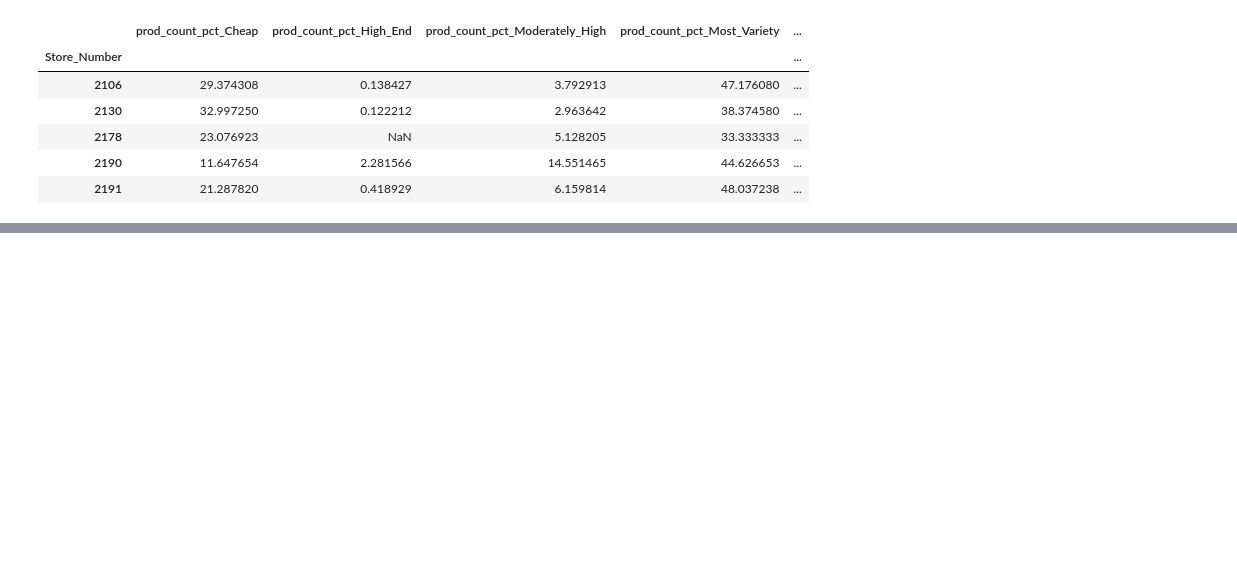
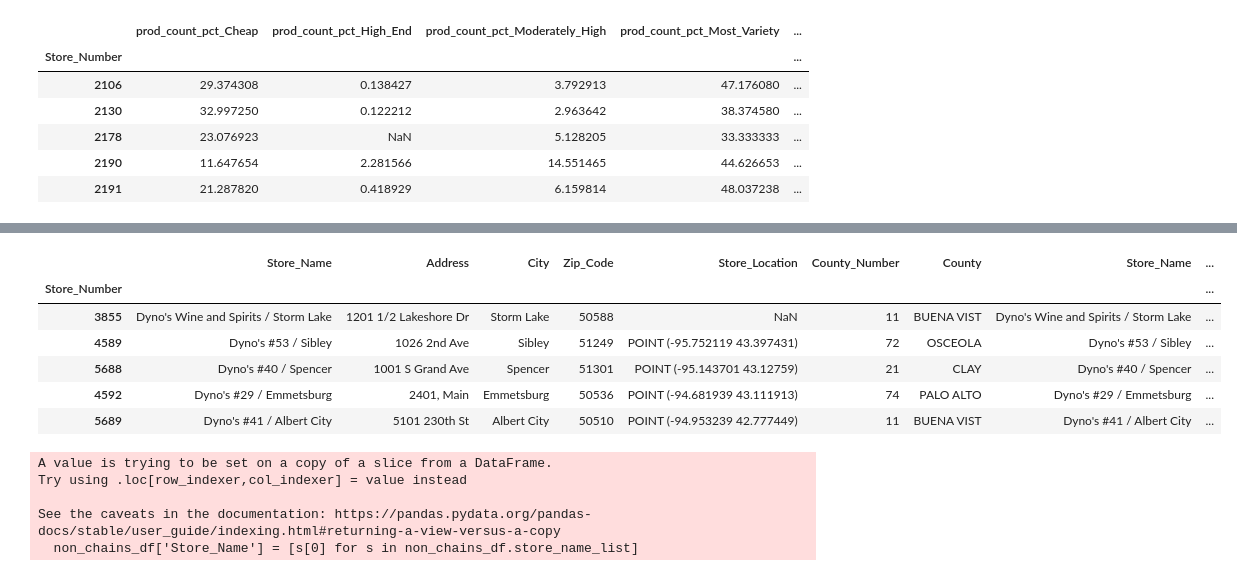
Before and after one commit to dgarbato/capstone, a Jupyter notebook: get store information on clusters.ipynb, the cells around one changed output, grey strips where cells are left out. Cells and saved outputs as stored; diff of their text form; code cells hidden in the pictures; blank space fills up the shorter version.

```diff
--- a/get store information on clusters.ipynb
+++ b/get store information on clusters.ipynb
@@ -1081,0 +1085,22 @@ population / number of stores that are low end
+# %%
+
+stores_clust_info_combined2= pd.concat([stores,clust_info_combined2], axis=1, join='inner')
+stores_clust_info_combined2.head()
+# %% [output]
+|  | Store_Name | Address | City | Zip_Code | Store_Location | County_Number | County | Store_Name | ... |
+| Store_Number |  |  |  |  |  |  |  |  | ... |
+| 3855 | Dyno's Wine and Spirits / Storm Lake | 1201 1/2 Lakeshore Dr | Storm Lake | 50588 | NaN | 11 | BUENA VIST | Dyno's Wine and Spirits / Storm Lake | ... |
+| 4589 | Dyno's #53 / Sibley | 1026 2nd Ave | Sibley | 51249 | POINT (-95.752119 43.397431) | 72 | OSCEOLA | Dyno's #53 / Sibley | ... |
+| 5688 | Dyno's #40 / Spencer | 1001 S Grand Ave | Spencer | 51301 | POINT (-95.143701 43.12759) | 21 | CLAY | Dyno's #40 / Spencer | ... |
+| 4592 | Dyno's #29 / Emmetsburg | 2401, Main | Emmetsburg | 50536 | POINT (-94.681939 43.111913) | 74 | PALO ALTO | Dyno's #29 / Emmetsburg | ... |
+| 5689 | Dyno's #41 / Albert City | 5101 230th St | Albert City | 50510 | POINT (-94.953239 42.777449) | 11 | BUENA VIST | Dyno's #41 / Albert City | ... |
+# %%
+
+[s[0] for s in non_chains_df.store_name_list]
+non_chains_df['Store_Name'] = [s[0] for s in non_chains_df.store_name_list]
+# %% [output]
+A value is trying to be set on a copy of a slice from a DataFrame.
+Try using .loc[row_indexer,col_indexer] = value instead
+
+See the caveats in the documentation: https://pandas.pydata.org/pandas-docs/stable/user_guide/indexing.html#returning-a-view-versus-a-copy
+  non_chains_df['Store_Name'] = [s[0] for s in non_chains_df.store_name_list]
```
Also changed, not shown: parts of 90 cells of this notebook, 7 other files.
